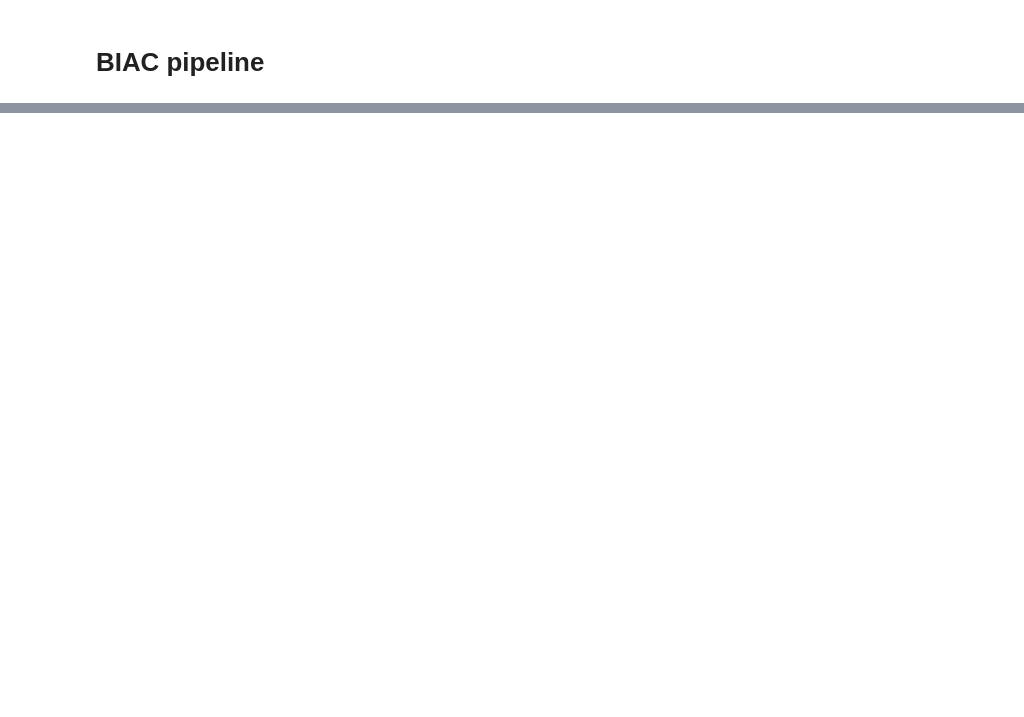
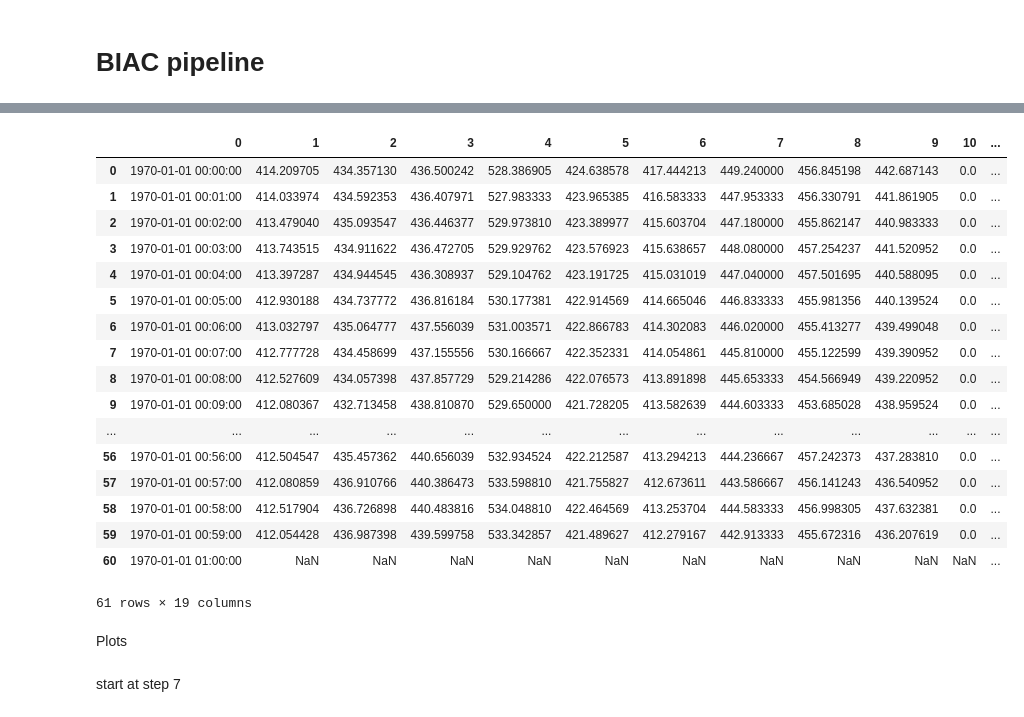
Before and after one commit to grace-shearrer/insulinBrain, a Jupyter notebook: Test_analysis.ipynb, the cells around one changed output, grey strips where cells are left out. Cells and saved outputs as stored; diff of their text form; code cells hidden in the pictures; blank space fills up the shorter version.

```diff
--- a/Test_analysis.ipynb
+++ b/Test_analysis.ipynb
@@ -65,0 +503,2 @@ logging.basicConfig(format='%(asctime)s %(message)s ', datefmt='%m/%d/%Y %I:%M:%
+# %%
+basepath = '/Users/gracer/Documents/BBC_21-2939_prepro_data/derivatives/output'
@@ -65,0 +524,23 @@ logging.basicConfig(format='%(asctime)s %(message)s ', datefmt='%m/%d/%Y %I:%M:%
+# %%
+df = pd.read_csv(os.path.join(basepath,'clamp','20004','total_ts.csv'),header=None,  skiprows=[0])
+# %%
+df
+# %% [output]
+|  | 0 | 1 | 2 | 3 | 4 | 5 | 6 | 7 | 8 | 9 | 10 | ... |
+| 0 | 1970-01-01 00:00:00 | 414.209705 | 434.357130 | 436.500242 | 528.386905 | 424.638578 | 417.444213 | 449.240000 | 456.845198 | 442.687143 | 0.0 | ... |
+| 1 | 1970-01-01 00:01:00 | 414.033974 | 434.592353 | 436.407971 | 527.983333 | 423.965385 | 416.583333 | 447.953333 | 456.330791 | 441.861905 | 0.0 | ... |
+| 2 | 1970-01-01 00:02:00 | 413.479040 | 435.093547 | 436.446377 | 529.973810 | 423.389977 | 415.603704 | 447.180000 | 455.862147 | 440.983333 | 0.0 | ... |
+| 3 | 1970-01-01 00:03:00 | 413.743515 | 434.911622 | 436.472705 | 529.929762 | 423.576923 | 415.638657 | 448.080000 | 457.254237 | 441.520952 | 0.0 | ... |
+| 4 | 1970-01-01 00:04:00 | 413.397287 | 434.944545 | 436.308937 | 529.104762 | 423.191725 | 415.031019 | 447.040000 | 457.501695 | 440.588095 | 0.0 | ... |
+| 5 | 1970-01-01 00:05:00 | 412.930188 | 434.737772 | 436.816184 | 530.177381 | 422.914569 | 414.665046 | 446.833333 | 455.981356 | 440.139524 | 0.0 | ... |
+| 6 | 1970-01-01 00:06:00 | 413.032797 | 435.064777 | 437.556039 | 531.003571 | 422.866783 | 414.302083 | 446.020000 | 455.413277 | 439.499048 | 0.0 | ... |
+| 7 | 1970-01-01 00:07:00 | 412.777728 | 434.458699 | 437.155556 | 530.166667 | 422.352331 | 414.054861 | 445.810000 | 455.122599 | 439.390952 | 0.0 | ... |
+| 8 | 1970-01-01 00:08:00 | 412.527609 | 434.057398 | 437.857729 | 529.214286 | 422.076573 | 413.891898 | 445.653333 | 454.566949 | 439.220952 | 0.0 | ... |
+| 9 | 1970-01-01 00:09:00 | 412.080367 | 432.713458 | 438.810870 | 529.650000 | 421.728205 | 413.582639 | 444.603333 | 453.685028 | 438.959524 | 0.0 | ... |
+| ... | ... | ... | ... | ... | ... | ... | ... | ... | ... | ... | ... | ... |
+| 56 | 1970-01-01 00:56:00 | 412.504547 | 435.457362 | 440.656039 | 532.934524 | 422.212587 | 413.294213 | 444.236667 | 457.242373 | 437.283810 | 0.0 | ... |
+| 57 | 1970-01-01 00:57:00 | 412.080859 | 436.910766 | 440.386473 | 533.598810 | 421.755827 | 412.673611 | 443.586667 | 456.141243 | 436.540952 | 0.0 | ... |
+| 58 | 1970-01-01 00:58:00 | 412.517904 | 436.726898 | 440.483816 | 534.048810 | 422.464569 | 413.253704 | 444.583333 | 456.998305 | 437.632381 | 0.0 | ... |
+| 59 | 1970-01-01 00:59:00 | 412.054428 | 436.987398 | 439.599758 | 533.342857 | 421.489627 | 412.279167 | 442.913333 | 455.672316 | 436.207619 | 0.0 | ... |
+| 60 | 1970-01-01 01:00:00 | NaN | NaN | NaN | NaN | NaN | NaN | NaN | NaN | NaN | NaN | ... |
+61 rows × 19 columns
@@ -65,0 +552,2 @@ logging.basicConfig(format='%(asctime)s %(message)s ', datefmt='%m/%d/%Y %I:%M:%
+# %% [markdown]
+Plots
@@ -65,0 +568,2 @@ logging.basicConfig(format='%(asctime)s %(message)s ', datefmt='%m/%d/%Y %I:%M:%
+# %% [markdown]
+start at step 7
```
Also changed, not shown: parts of 79 cells of this notebook, 1 other file.
